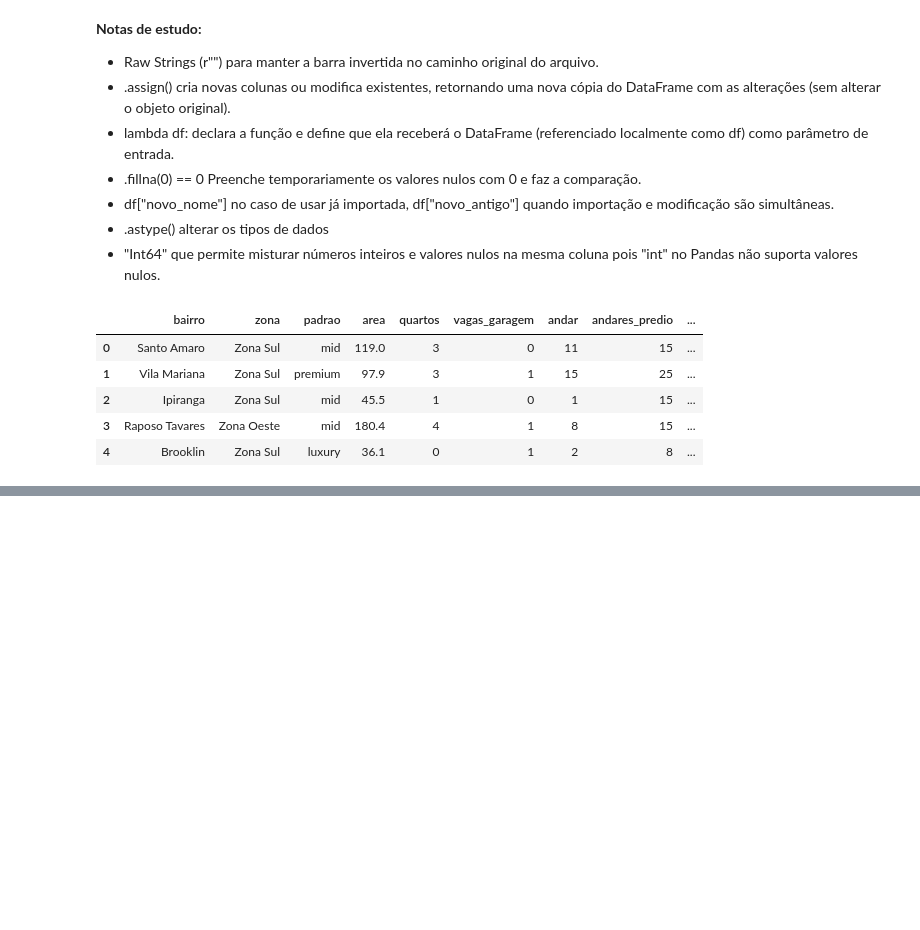
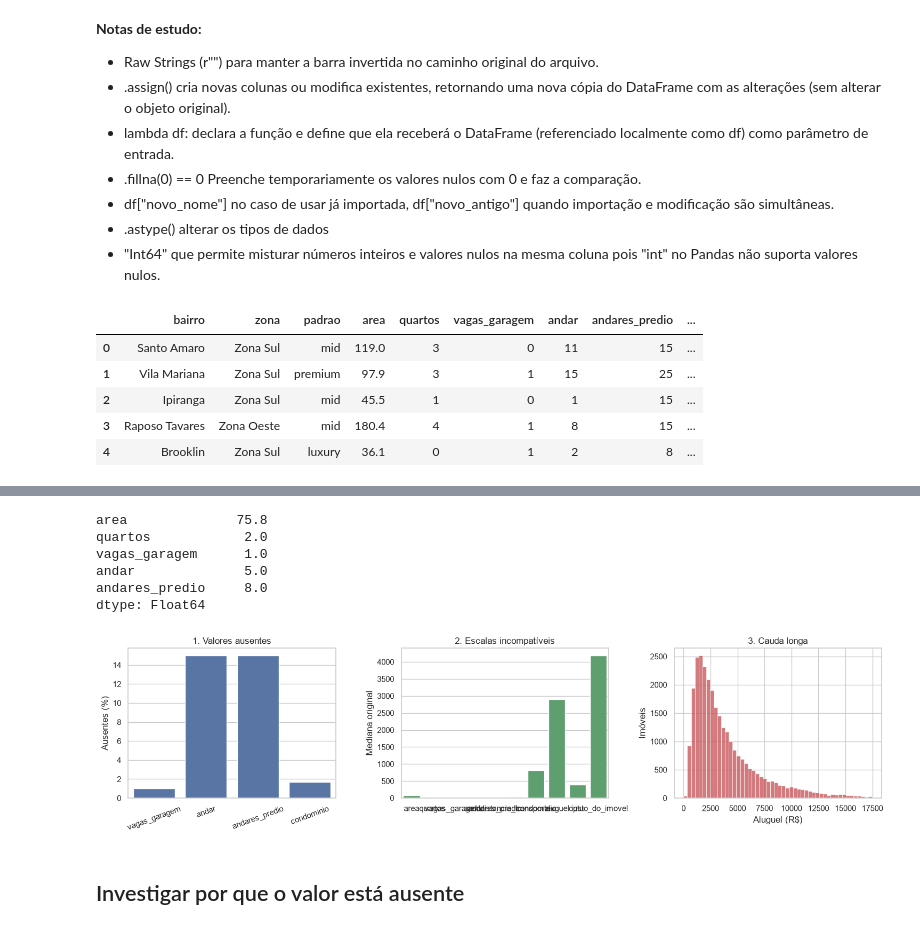
Before and after one commit to moraesadanilo/data-science, a Jupyter notebook: Unidade_2/Aula_06/laboratorio_06.ipynb, the cells around one changed output, grey strips where cells are left out. Cells and saved outputs as stored; diff of their text form; code cells hidden in the pictures; blank space fills up the shorter version.

Commit message:
Visualização de ausencia estrutural e criação de cenario com dados ausentes  para imputação

```diff
--- a/Unidade_2/Aula_06/laboratorio_06.ipynb
+++ b/Unidade_2/Aula_06/laboratorio_06.ipynb
@@ -94,0 +102,18 @@ imoveis.head()
+# %%
+ausentes = (
+    # A porcentagem de valores ausentes
+    imoveis[["vagas_garagem", "andar", "andares_predio", "condominio"]]
+    .isna()
+    .mean()
+    .mul(100)
+)
+
+escalas = (
+    # A mediana de cada uma em sua unidade original.
+    imoveis[["area", "quartos", "vagas_garagem", "andar", "andares_predio", "distancia_transporte", "condominio", "aluguel", "iptu", "custo_do_imovel"]]
+    .median()
+)
+
+limite = imoveis["aluguel"].quantile(.99)
+#Percentil 99 do aluguel, usado para recortar o eixo do histograma e remover os aluguéis mais altos que esticariam o eixo e esconderiam a forma da distribuição.
+#O percentil 99 recorta o 1% mais extremo apenas na visualização. Nenhum dado é removido.
@@ -94,0 +132,57 @@ imoveis.head()
+# %%
+escalas.head()
+# %% [output]
+area              75.8
+quartos            2.0
+vagas_garagem      1.0
+andar              5.0
+andares_predio     8.0
+dtype: Float64
+# %%
+# Figura-resumo com os três problemas da aula
+fig, axes = plt.subplots(1, 3, figsize=(15, 4))
+
+sns.barplot(
+    x=ausentes.index,
+    y=ausentes.values,
+    ax=axes[0],
+    color="#4C72B0",
+)
+axes[0].set(
+    title="1. Valores ausentes",
+    ylabel="Ausentes (%)",
+    xlabel="",
+)
+axes[0].tick_params(axis="x", rotation=20)
+
+sns.barplot(
+    x=escalas.index,
+    y=escalas.values,
+    ax=axes[1],
+    color="#55A868",
+)
+axes[1].set(
+    title="2. Escalas incompatíveis",
+    ylabel="Mediana original",
+    xlabel="",
+)
+
+sns.histplot(
+    imoveis["aluguel"],
+    bins=50,
+    binrange=(0, limite),
+    ax=axes[2],
+    color="#C44E52",
+)
+axes[2].set(
+    title="3. Cauda longa",
+    xlabel="Aluguel (R$)",
+    ylabel="Imóveis",
+)
+
+plt.tight_layout()
+plt.show()
+# %% [output]
+[figure, added]
+# %% [markdown]
+## Investigar por que o valor está ausente
```
Also changed, not shown: parts of 6 cells of this notebook.
